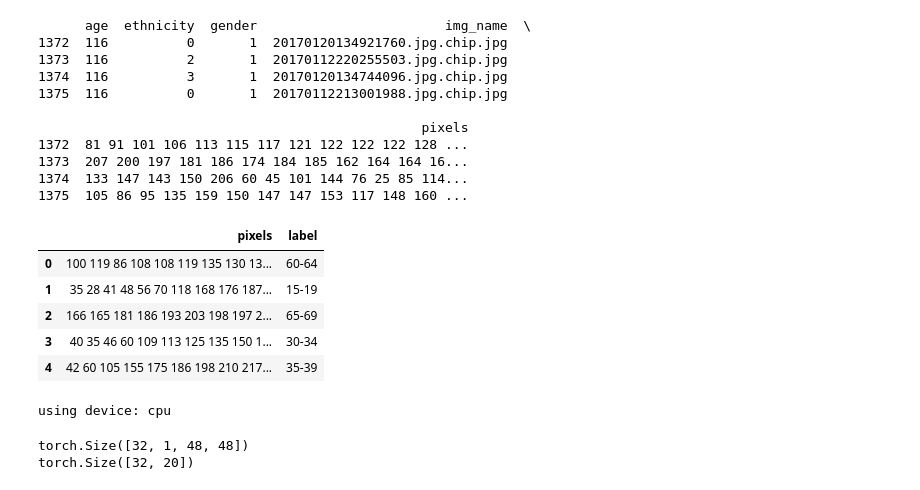
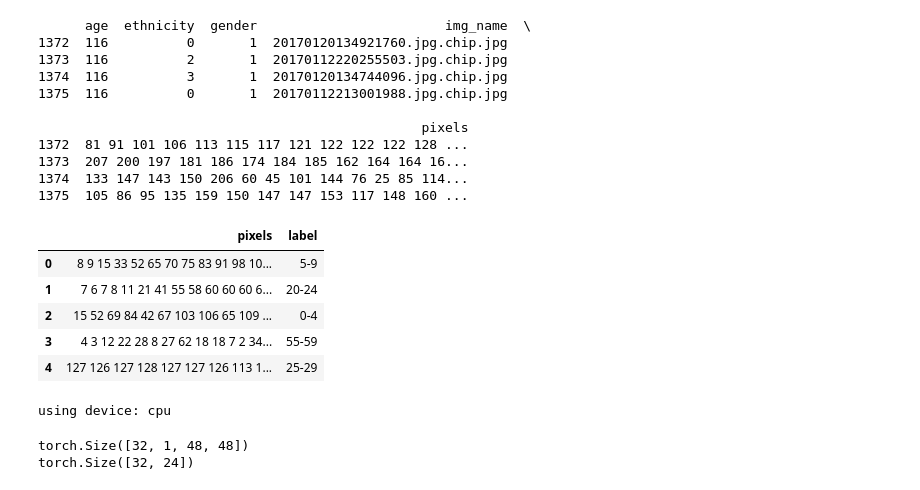
Before and after one commit to ahmedCoder12424/Age-Detector, a Jupyter notebook: DataProcessing.ipynb, the cells around one changed output. Drawn from its saved outputs; the diff is of its cells as text; code cells hidden in the pictures.

```diff
--- a/DataProcessing.ipynb
+++ b/DataProcessing.ipynb
@@ -192,15 +192,15 @@ df_test.to_csv('age_data/age-val.csv', index=False)
 # %%
 
-df1 = pd.read_csv('age-train.csv')
+df1 = pd.read_csv('age_data/age-val.csv')
 
 df1.head()
 # %% [output]
 |  | pixels | label |
-| 0 | 100 119 86 108 108 119 135 130 13... | 60-64 |
-| 1 | 35 28 41 48 56 70 118 168 176 187... | 15-19 |
-| 2 | 166 165 181 186 193 203 198 197 2... | 65-69 |
-| 3 | 40 35 46 60 109 113 125 135 150 1... | 30-34 |
-| 4 | 42 60 105 155 175 186 198 210 217... | 35-39 |
+| 0 | 8 9 15 33 52 65 70 75 83 91 98 10... | 5-9 |
+| 1 | 7 6 7 8 11 21 41 55 58 60 60 60 6... | 20-24 |
+| 2 | 15 52 69 84 42 67 103 106 65 109 ... | 0-4 |
+| 3 | 4 3 12 22 28 8 27 62 18 18 7 2 34... | 55-59 |
+| 4 | 127 126 127 128 127 127 126 113 1... | 25-29 |
 # %%
 
 USE_GPU = True
@@ -247,7 +248,7 @@ class AgeDataset(torch.utils.data.Dataset):
 
         return pixels, age_onehot
 # %%
-csv_file_path = "age-train.csv"  # Update this to your actual file path
+csv_file_path = "age_data/age-train.csv"  # Update this to your actual file path
 
 dataset = AgeDataset(csv_file_path)
 dataloader = DataLoader(dataset, batch_size=32, shuffle=True)
@@ -259,7 +260,7 @@ for images, ages in dataloader:
     break
 # %% [output]
 torch.Size([32, 1, 48, 48])
-torch.Size([32, 20])
+torch.Size([32, 24])
 # %%
 age_train = AgeDataset("age-train.csv")
 loader_train = DataLoader(age_train, batch_size=32, shuffle=True, num_workers=2)
```
Also changed, not shown: parts of 2 cells of this notebook, 2 other files.
